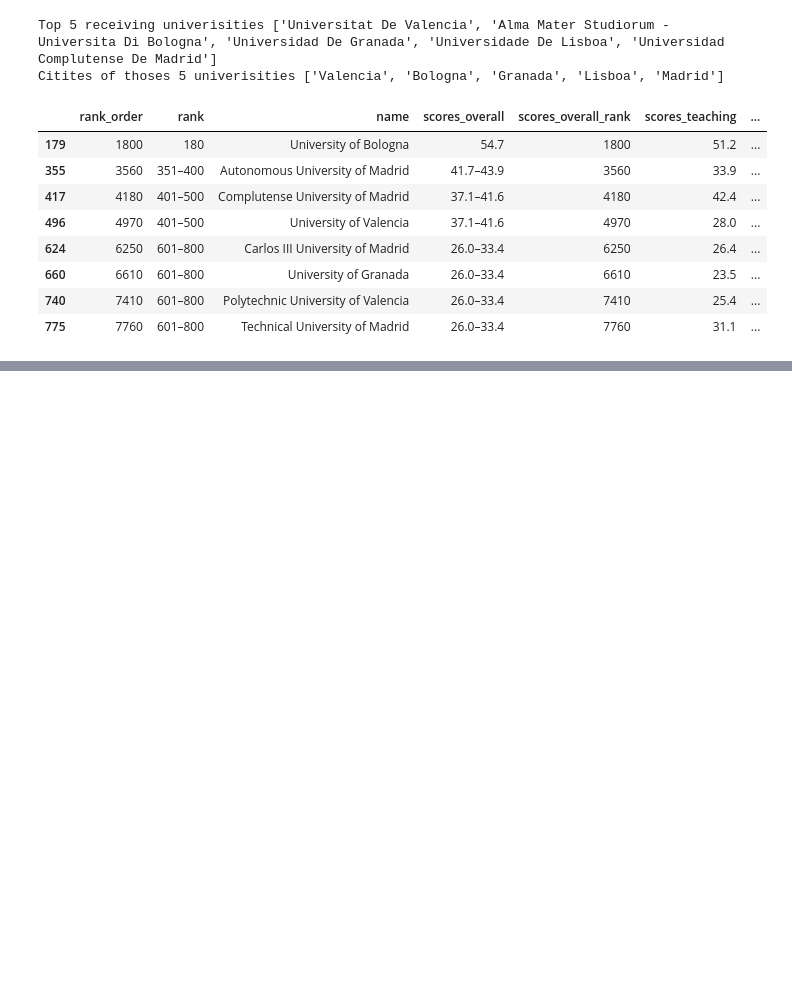
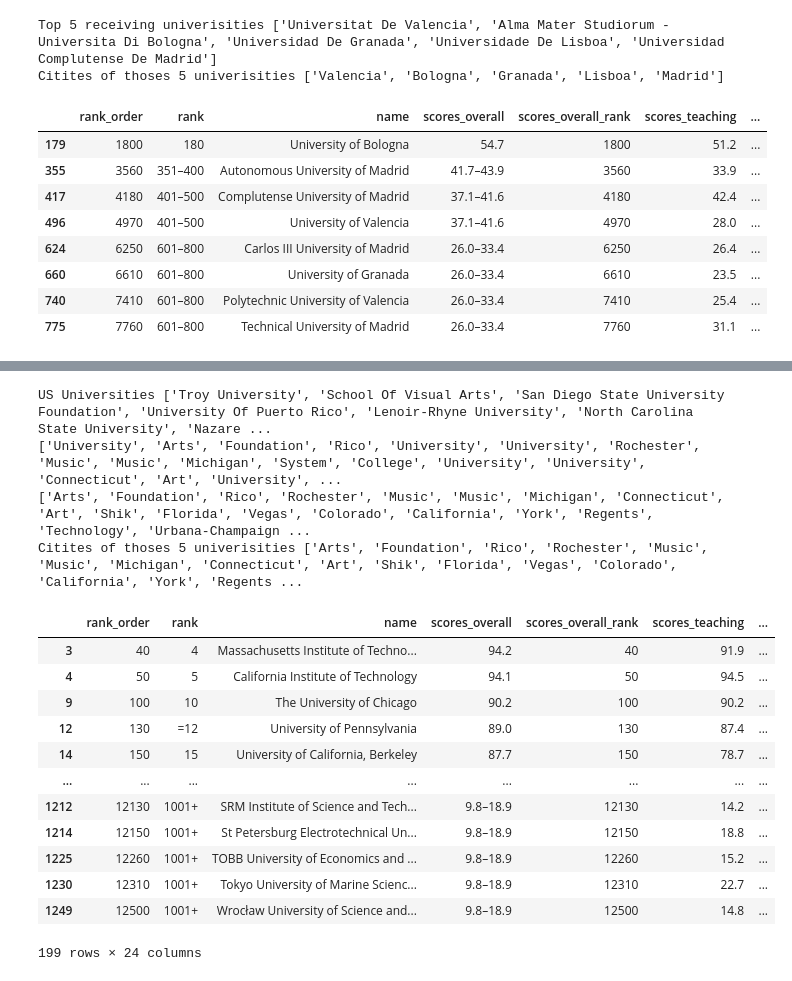
Before and after one commit to tatouti/DatabasePD, a Jupyter notebook: Erasmus_DataAnalysis.ipynb, the cells around one changed output, grey strips where cells are left out. Drawn from its saved outputs; the diff is of its cells as text; code cells hidden in the pictures; blank space fills up the shorter version.

```diff
--- a/Erasmus_DataAnalysis.ipynb
+++ b/Erasmus_DataAnalysis.ipynb
@@ -450,0 +444,39 @@ Index(['Universitat De Valencia',
+# %%
+usUni = erasmus_df[erasmus_df['Receiving Country Code']=='US']
+usUni = list(usUni['Receiving Organization'].unique())
+
+tempUni = usUni
+print("US Universities",tempUni)
+tempUniFinal=[]
+for u in tempUni: # Only get the city of the uni
+    u = u.split(" ")
+    tempUniFinal.append(u[-1])
+print(tempUniFinal)
+tempUniFinal2=[]
+for i in tempUniFinal:
+        if((i!='University') and (i!='College') and (i!='Institute')and (i!='School')and (i!='System')):
+            tempUniFinal2.append(i)
+print(tempUniFinal2)
+print("Citites of thoses 5 univerisities",tempUniFinal2)
+rank2019[rank2019['name'].str.contains('|'.join(tempUniFinal2))]
+
+
+#bestUni = ['Oxford','Cambridge','Stanford','Massachusetts']
+# %% [output]
+US Universities ['Troy University', 'School Of Visual Arts', 'San Diego State University Foundation', 'University Of Puerto Rico', 'Lenoir-Rhyne University', 'North Carolina State University', 'Nazare ...
+['University', 'Arts', 'Foundation', 'Rico', 'University', 'University', 'Rochester', 'Music', 'Music', 'Michigan', 'System', 'College', 'University', 'University', 'Connecticut', 'Art', 'University', ...
+['Arts', 'Foundation', 'Rico', 'Rochester', 'Music', 'Music', 'Michigan', 'Connecticut', 'Art', 'Shik', 'Florida', 'Vegas', 'Colorado', 'California', 'York', 'Regents', 'Technology', 'Urbana-Champaign ...
+Citites of thoses 5 univerisities ['Arts', 'Foundation', 'Rico', 'Rochester', 'Music', 'Music', 'Michigan', 'Connecticut', 'Art', 'Shik', 'Florida', 'Vegas', 'Colorado', 'California', 'York', 'Regents ...
+|  | rank_order | rank | name | scores_overall | scores_overall_rank | scores_teaching | ... |
+| 3 | 40 | 4 | Massachusetts Institute of Techno... | 94.2 | 40 | 91.9 | ... |
+| 4 | 50 | 5 | California Institute of Technology | 94.1 | 50 | 94.5 | ... |
+| 9 | 100 | 10 | The University of Chicago | 90.2 | 100 | 90.2 | ... |
+| 12 | 130 | =12 | University of Pennsylvania | 89.0 | 130 | 87.4 | ... |
+| 14 | 150 | 15 | University of California, Berkeley | 87.7 | 150 | 78.7 | ... |
+| ... | ... | ... | ... | ... | ... | ... | ... |
+| 1212 | 12130 | 1001+ | SRM Institute of Science and Tech... | 9.8–18.9 | 12130 | 14.2 | ... |
+| 1214 | 12150 | 1001+ | St Petersburg Electrotechnical Un... | 9.8–18.9 | 12150 | 18.8 | ... |
+| 1225 | 12260 | 1001+ | TOBB University of Economics and ... | 9.8–18.9 | 12260 | 15.2 | ... |
+| 1230 | 12310 | 1001+ | Tokyo University of Marine Scienc... | 9.8–18.9 | 12310 | 22.7 | ... |
+| 1249 | 12500 | 1001+ | Wrocław University of Science and... | 9.8–18.9 | 12500 | 14.8 | ... |
+199 rows × 24 columns
```
Also changed, not shown: parts of 1 cell of this notebook.
